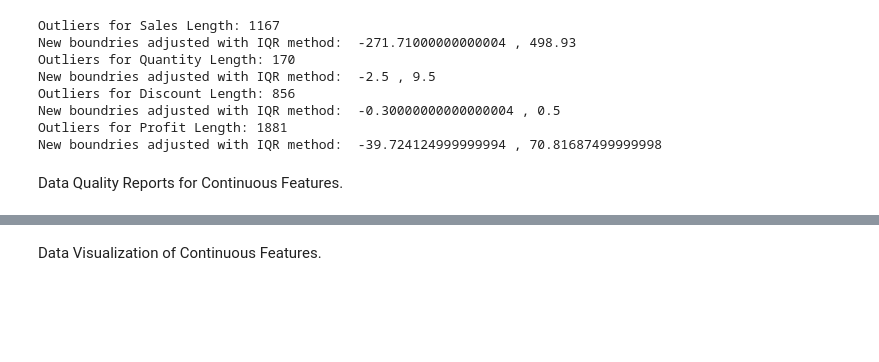
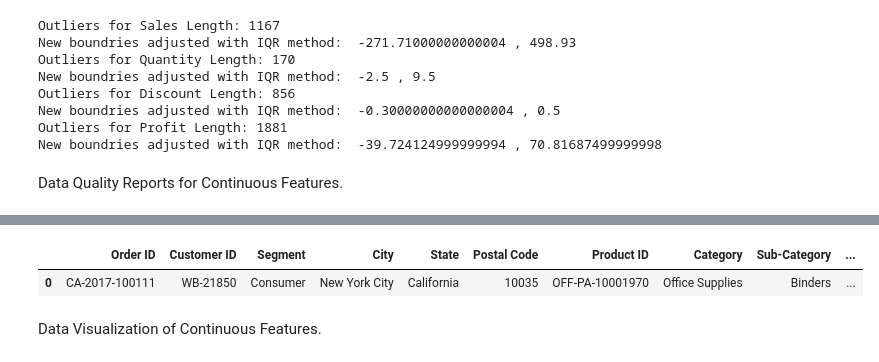
Before and after one commit to AmandeepSBassi/DataScienceProject, a Jupyter notebook: Project.Preprocessing.ipynb, the cells around one changed output, grey strips where cells are left out. Saved outputs shown, nothing was run; the diff lists cells and outputs as text; code cells hidden in the pictures; blank space fills up the shorter version.

```diff
--- a/Project.Preprocessing.ipynb
+++ b/Project.Preprocessing.ipynb
@@ -211,3 +254,8 @@ Data Quality Reports for Categorical Features.
+# %%
+cat_df.mode()
+# %% [output]
+|  | Order ID | Customer ID | Segment | City | State | Postal Code | Product ID | Category | Sub-Category | ... |
+| 0 | CA-2017-100111 | WB-21850 | Consumer | New York City | California | 10035 | OFF-PA-10001970 | Office Supplies | Binders | ... |
 # %% [markdown]
 Data Visualization of Continuous Features.
 # %%
```
Also changed, not shown: parts of 12 cells of this notebook.
